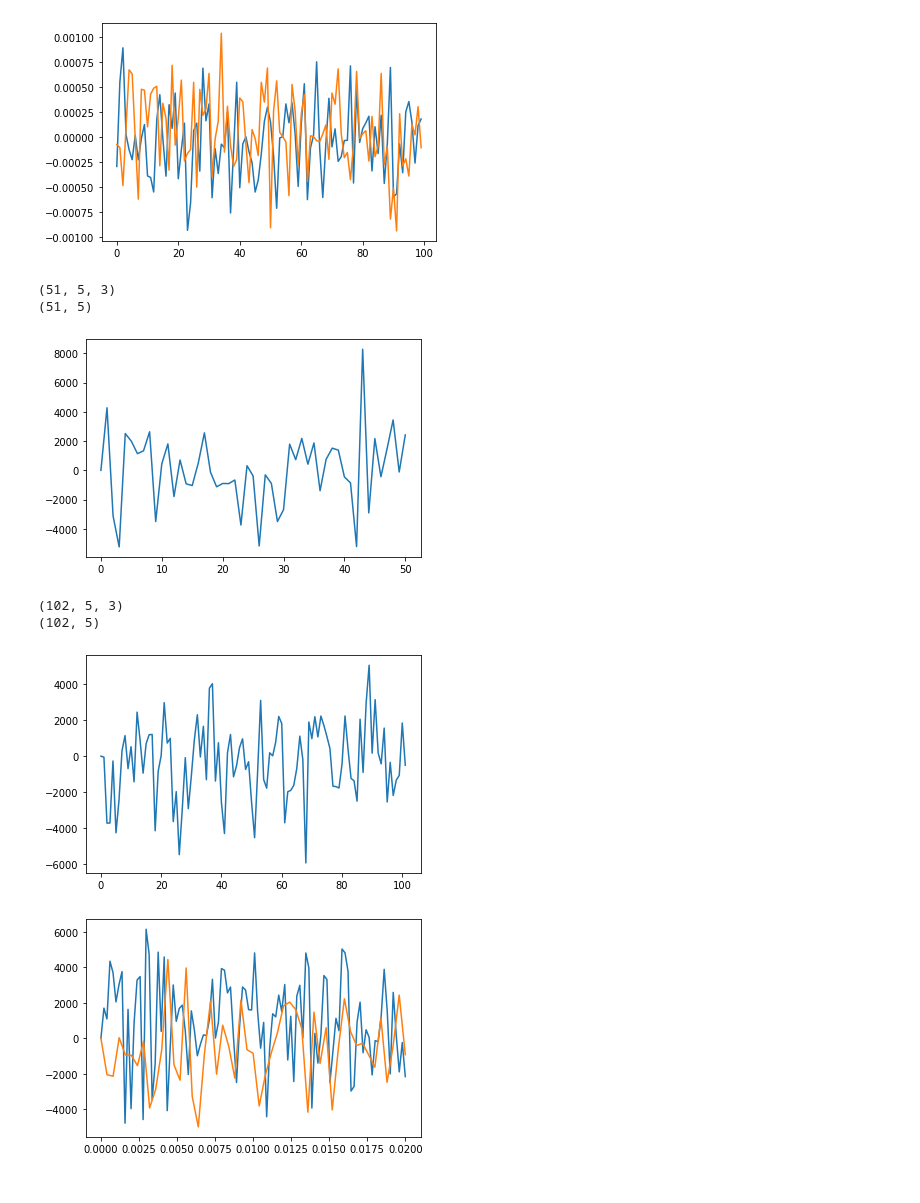
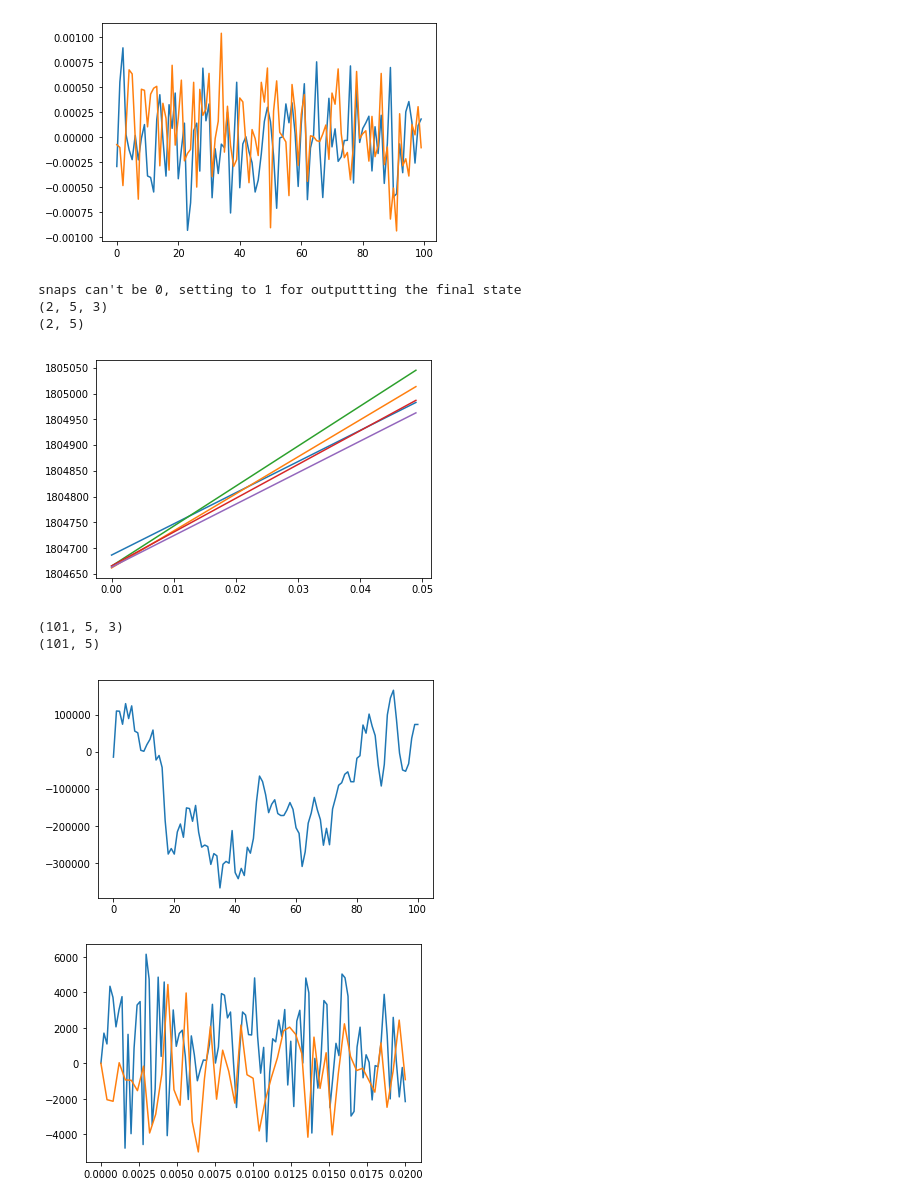
Before and after one commit to lauraxinzhang/CoulombCollisions, a Jupyter notebook: CoulombCollisions.ipynb, the cells around one changed output. Drawn from its saved outputs; the diff is of its cells as text; code cells hidden in the pictures.

Commit message:
fixed runtime issue in Beam_EM and Beam_MEM

```diff
--- a/CoulombCollisions.ipynb
+++ b/CoulombCollisions.ipynb
@@ -426,27 +447,29 @@ plt.plot(test.wiener[:100, :,1])
  <matplotlib.lines.Line2D at 0x...>]
 [figure]
 # %%
-vHistBeam4 = test.beam_EM(17000, 5, 1E-3, 0.05, True)
+t, vHistBeam4 = test.beam_EM(17000, 5, 1E-3, 0.05, 0, True)
 print(vHistBeam4.shape)
 speedBeam4 = np.linalg.norm(vHistBeam4, axis = -1)
 print(speedBeam4.shape)
-figure = plt.plot(vHistBeam4[:, 1, 1])
-#plt.plot(speedBeam4)
+# figure = plt.plot(t, vHistBeam4[:, 1, 1])
+figure = plt.plot(t, speedBeam4)
+# plt.plot(speedBeam4)
 # %% [output]
-(51, 5, 3)
-(51, 5)
+snaps can't be 0, setting to 1 for outputtting the final state
+(2, 5, 3)
+(2, 5)
-[figure, old version]
+[figure, new version]
 # %%
-vHistMEM4 = test.beam_MEM(17000, 5, 2E-4, 0.02, True)
+t, vHistMEM4 = test.beam_MEM(17000, 5, 2E-4, 0.02, 1000, False)
 print(vHistMEM4.shape)
 speedMEM4 = np.linalg.norm(vHistMEM4, axis = -1)
 print(speedMEM4.shape)
 figure1 = plt.plot(vHistMEM4[:, 1, 1])
-#figure2 = plt.plot(speedMEM4)
+# figure2 = plt.plot(speedMEM4)
 # %% [output]
-(102, 5, 3)
-(102, 5)
+(101, 5, 3)
+(101, 5)
-[figure, old version]
+[figure, new version]
 # %%
 time1 = np.linspace(0, 0.02, vHistBeam4.shape[0])
 time2 = np.linspace(0, 0.02, vHistMEM4.shape[0])
```
Also changed, not shown: parts of 1 cell of this notebook, 2 other files.
